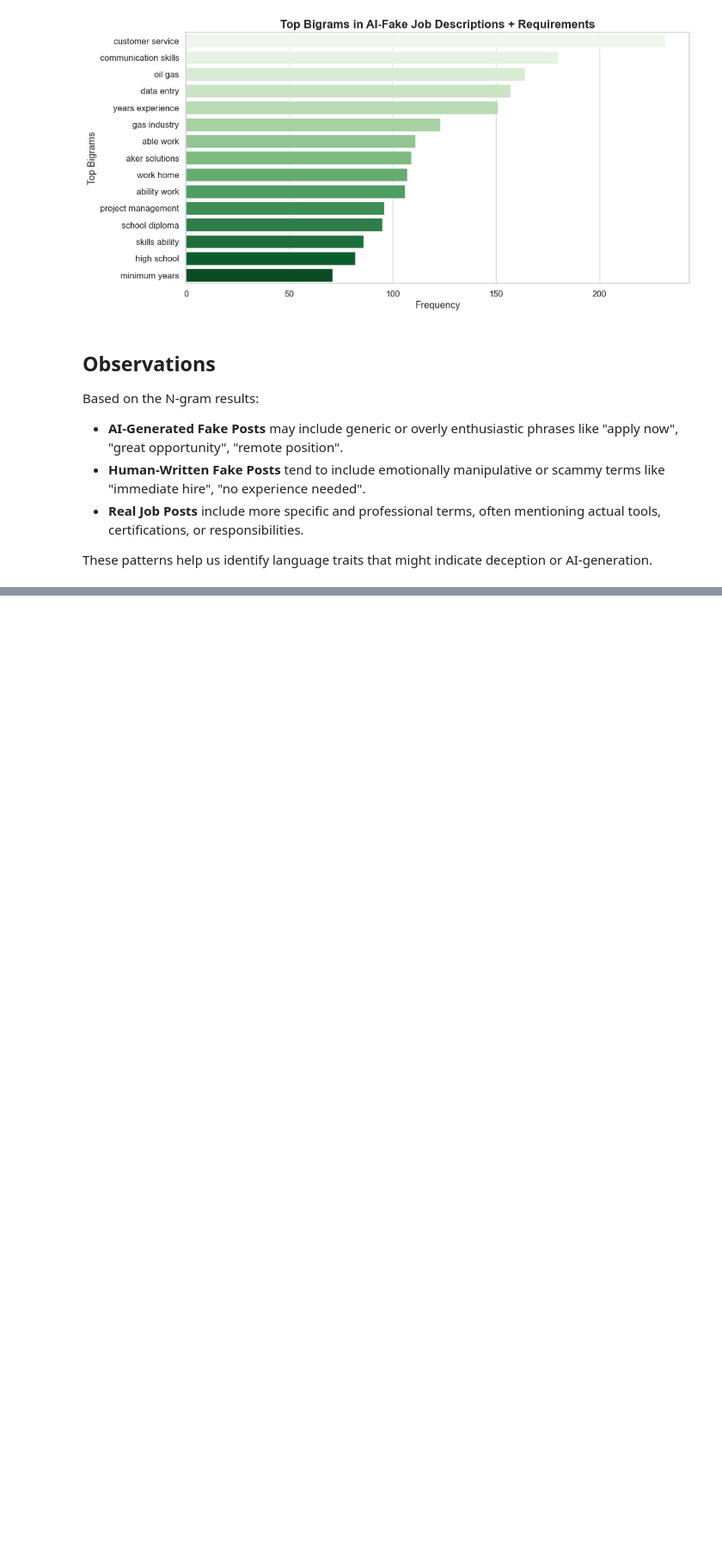
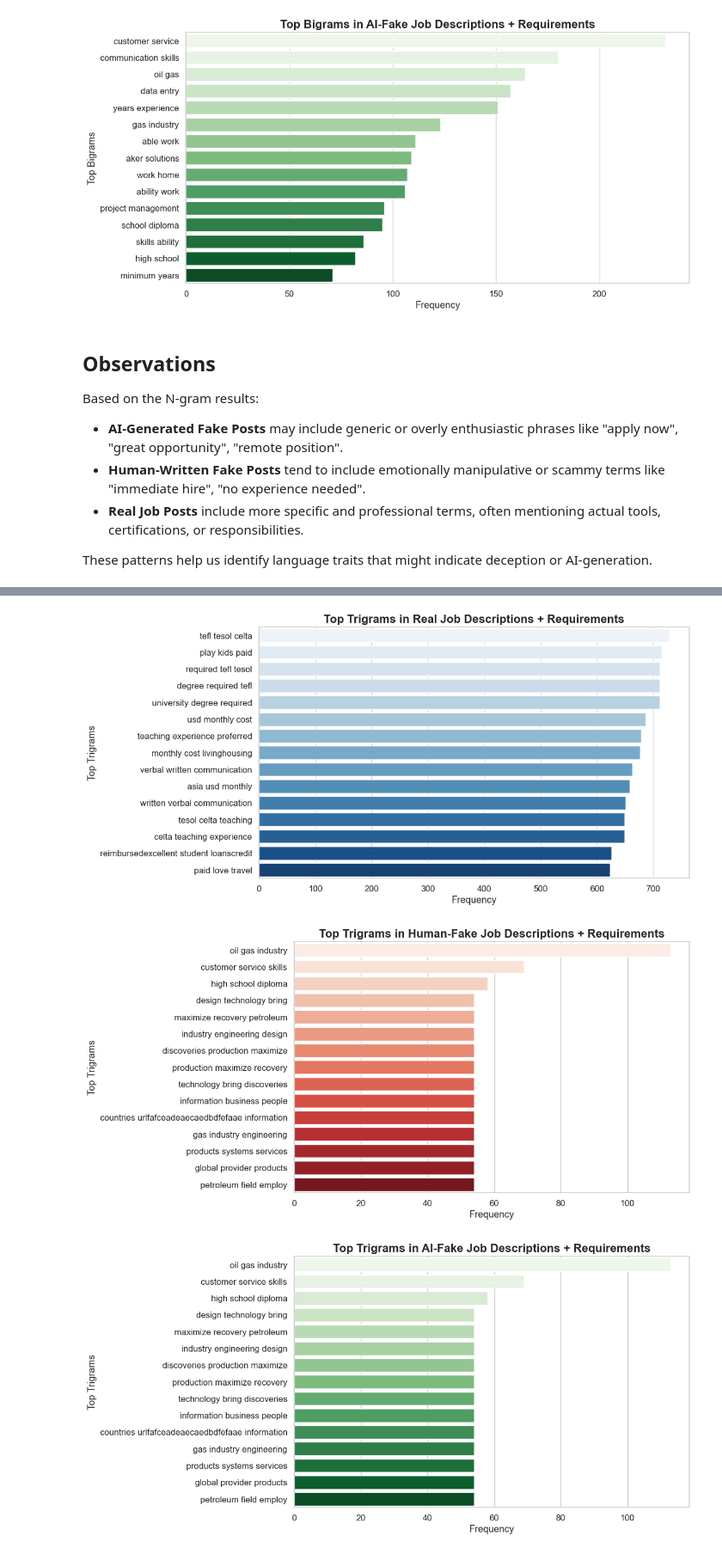
Before and after one commit to MIT-Emerging-Talent/ET6-CDSP-group-21-repo, a Jupyter notebook: 4_data_analysis/n-gram.ipynb, the cells around one changed output, grey strips where cells are left out. Shown at 86% size. Drawn from its saved outputs; the diff is of its cells as text; code cells hidden in the pictures; blank space fills up the shorter version.

Commit message:
ngram

```diff
--- a/4_data_analysis/n-gram.ipynb
+++ b/4_data_analysis/n-gram.ipynb
@@ -248,0 +261,20 @@ These patterns help us identify language traits that might indicate deception or
+# %%
+# Get top trigrams from combined description + requirements
+real_combined_trigrams = get_top_ngrams(real_combined, (3, 3), 15)
+human_fake_combined_trigrams = get_top_ngrams(human_fake_combined, (3, 3), 15)
+ai_fake_combined_trigrams = get_top_ngrams(ai_fake_combined, (3, 3), 15)
+
+# Rename columns for plotting
+real_combined_trigrams.columns = ["trigram", "count"]
+human_fake_combined_trigrams.columns = ["trigram", "count"]
+ai_fake_combined_trigrams.columns = ["trigram", "count"]
+
+# Display tables
+print("Real Job Descriptions + Requirements - Top Trigrams")
+display(real_combined_trigrams)
+
+print("Human-Fake Job Descriptions + Requirements - Top Trigrams")
+display(human_fake_combined_trigrams)
+
+print("AI-Fake Job Descriptions + Requirements - Top Trigrams")
+display(ai_fake_combined_trigrams)
@@ -248,0 +333,42 @@ These patterns help us identify language traits that might indicate deception or
+# %%
+def plot_trigrams(df, title, color_palette):
+    """Plot top trigrams with frequency bars."""
+    plt.figure(figsize=(12, 6))
+    sns.barplot(
+        x="count",
+        y="trigram",
+        data=df,
+        hue="trigram",
+        dodge=False,
+        palette=color_palette,
+        legend=False,
+    )
+    plt.title(title, fontsize=16, weight="bold")
+    plt.xlabel("Frequency")
+    plt.ylabel("Top Trigrams")
+    plt.xticks(fontsize=12)
+    plt.yticks(fontsize=12)
+    plt.tight_layout()
+    plt.show()
+
+
+# Plot the top trigrams for each dataset
+plot_trigrams(
+    real_combined_trigrams,
+    "Top Trigrams in Real Job Descriptions + Requirements",
+    "Blues",
+)
+plot_trigrams(
+    human_fake_combined_trigrams,
+    "Top Trigrams in Human-Fake Job Descriptions + Requirements",
+    "Reds",
+)
+plot_trigrams(
+    ai_fake_combined_trigrams,
+    "Top Trigrams in AI-Fake Job Descriptions + Requirements",
+    "Greens",
+)
+# %% [output]
+[figure, added]
+[figure, added]
+[figure, added]
```
Also changed, not shown: parts of 3 cells of this notebook.
